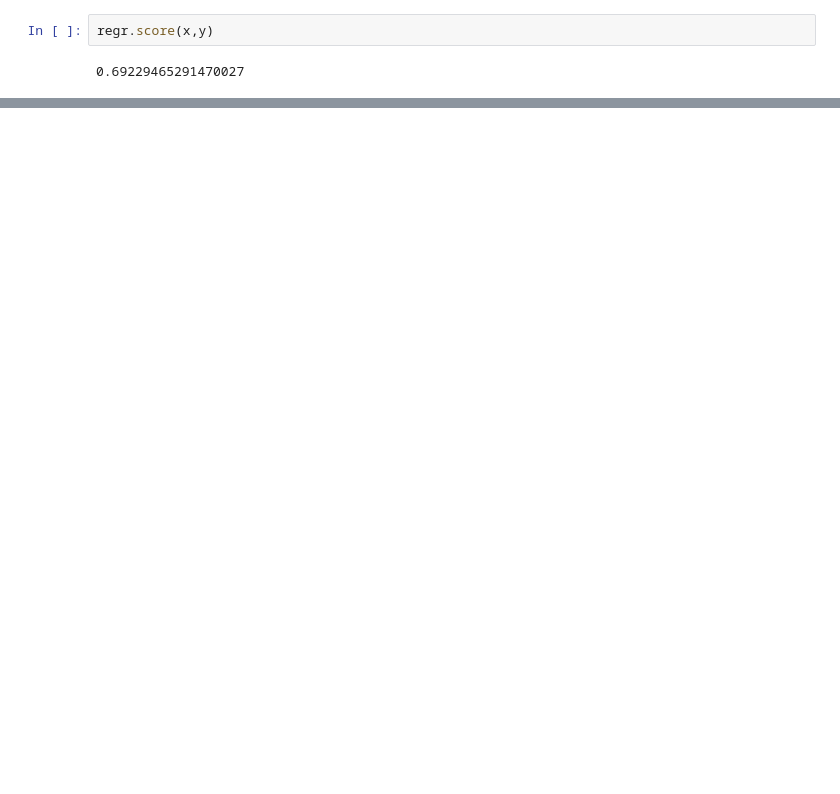
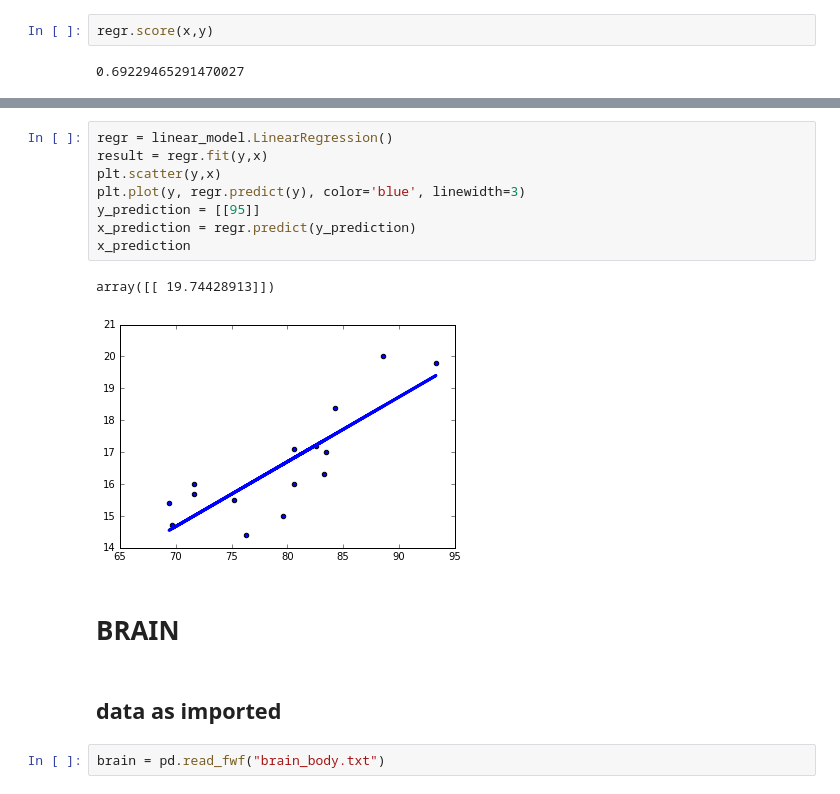
Before and after one commit to TRIYGH/linear-regression, a Jupyter notebook: simple-linear-regression.ipynb, the cells around one changed output, grey strips where cells are left out. Cells and saved outputs as stored; diff of their text form; blank space fills up the shorter version.

```diff
--- a/simple-linear-regression.ipynb
+++ b/simple-linear-regression.ipynb
@@ -72,0 +68,17 @@ plt.show()
+# %%
+regr = linear_model.LinearRegression()
+result = regr.fit(y,x)
+plt.scatter(y,x)
+plt.plot(y, regr.predict(y), color='blue', linewidth=3)
+y_prediction = [[95]]
+x_prediction = regr.predict(y_prediction)
+x_prediction
+# %% [output]
+array([[ 19.74428913]])
+[figure, added]
+# %% [markdown]
+#           BRAIN
+# %% [markdown]
+## data as imported
+# %%
+brain = pd.read_fwf("brain_body.txt")
```
Also changed, not shown: parts of 27 cells of this notebook, 3 other files.
